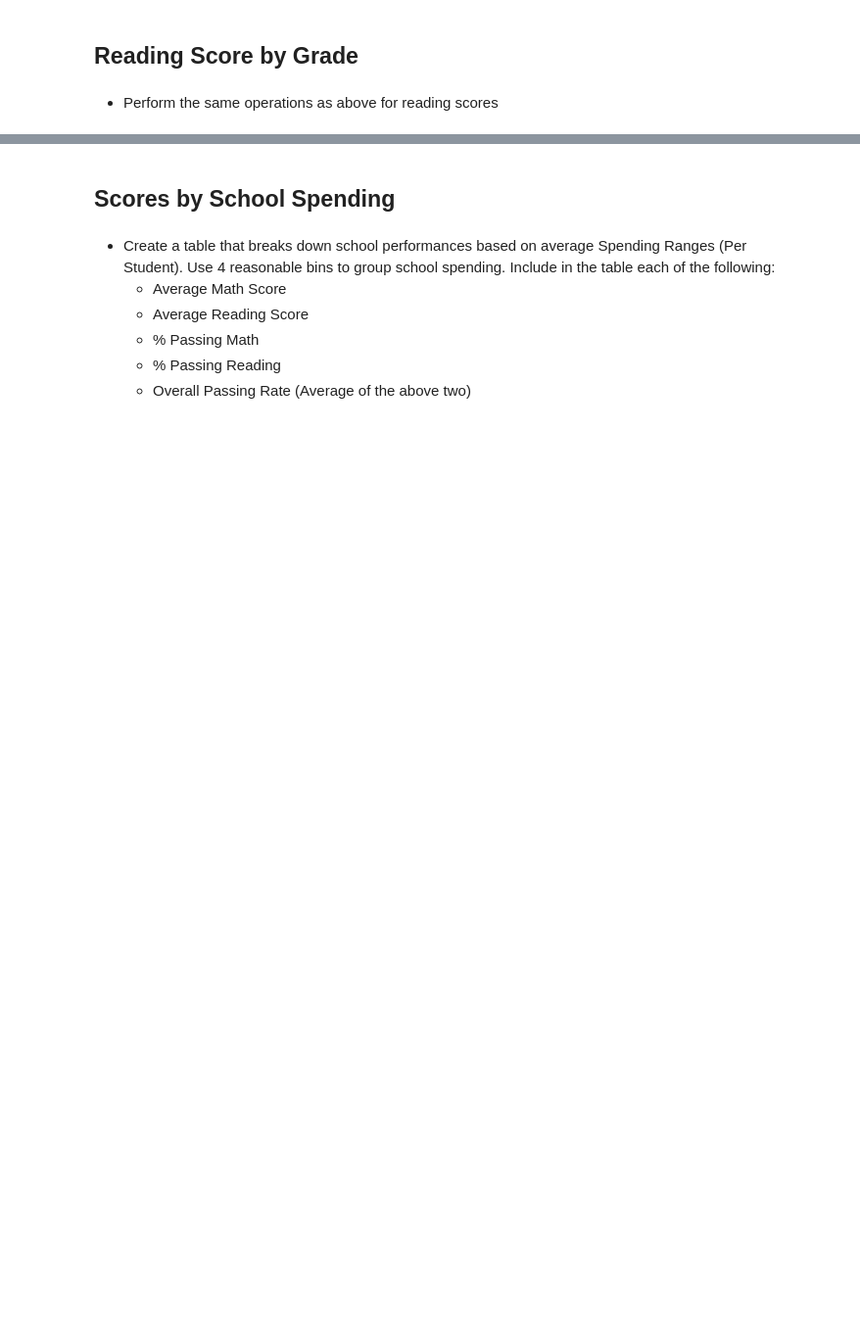
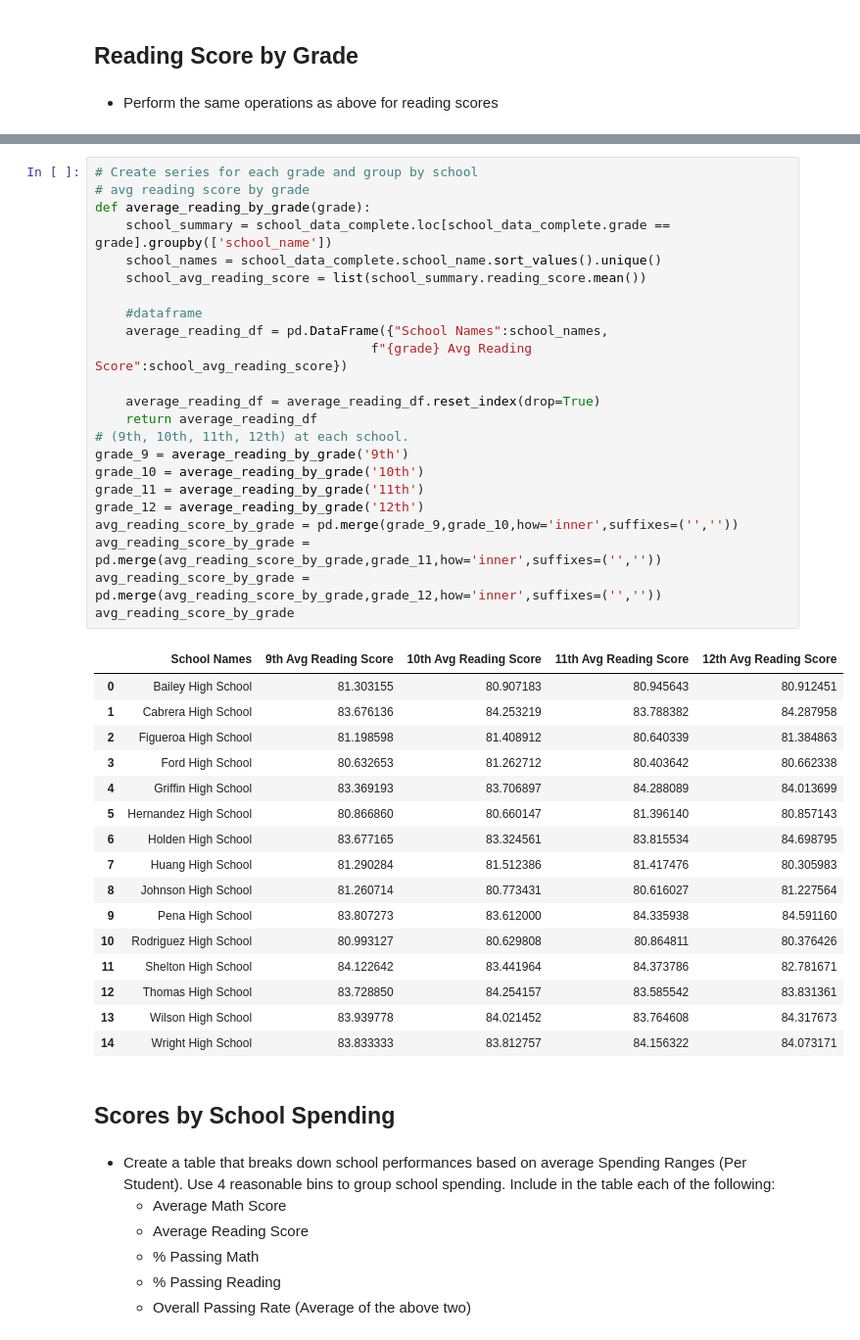
Before and after one commit to stasmruz/pandas_challange, a Jupyter notebook: PyCitySchools/pyCitySchool.ipynb, the cells around one changed output, grey strips where cells are left out. Shown: that part at 98% size. Cells and saved outputs as stored; diff of their text form; blank space fills up the shorter version.

```diff
--- a/PyCitySchools/pyCitySchool.ipynb
+++ b/PyCitySchools/pyCitySchool.ipynb
@@ -260,3 +266,43 @@ top_5
+# %%
+# Create series for each grade and group by school
+# avg reading score by grade
+def average_reading_by_grade(grade):
+    school_summary = school_data_complete.loc[school_data_complete.grade == grade].groupby(['school_name'])
+    school_names = school_data_complete.school_name.sort_values().unique()
+    school_avg_reading_score = list(school_summary.reading_score.mean())
+
+    #dataframe
+    average_reading_df = pd.DataFrame({"School Names":school_names,
+                                    f"{grade} Avg Reading Score":school_avg_reading_score})
+
+    average_reading_df = average_reading_df.reset_index(drop=True)
+    return average_reading_df
+# (9th, 10th, 11th, 12th) at each school.
+grade_9 = average_reading_by_grade('9th')
+grade_10 = average_reading_by_grade('10th')
+grade_11 = average_reading_by_grade('11th')
+grade_12 = average_reading_by_grade('12th')
+avg_reading_score_by_grade = pd.merge(grade_9,grade_10,how='inner',suffixes=('',''))
+avg_reading_score_by_grade = pd.merge(avg_reading_score_by_grade,grade_11,how='inner',suffixes=('',''))
+avg_reading_score_by_grade = pd.merge(avg_reading_score_by_grade,grade_12,how='inner',suffixes=('',''))
+avg_reading_score_by_grade
+# %% [output]
+|  | School Names | 9th Avg Reading Score | 10th Avg Reading Score | 11th Avg Reading Score | 12th Avg Reading Score |
+| 0 | Bailey High School | 81.303155 | 80.907183 | 80.945643 | 80.912451 |
+| 1 | Cabrera High School | 83.676136 | 84.253219 | 83.788382 | 84.287958 |
+| 2 | Figueroa High School | 81.198598 | 81.408912 | 80.640339 | 81.384863 |
+| 3 | Ford High School | 80.632653 | 81.262712 | 80.403642 | 80.662338 |
+| 4 | Griffin High School | 83.369193 | 83.706897 | 84.288089 | 84.013699 |
+| 5 | Hernandez High School | 80.866860 | 80.660147 | 81.396140 | 80.857143 |
+| 6 | Holden High School | 83.677165 | 83.324561 | 83.815534 | 84.698795 |
+| 7 | Huang High School | 81.290284 | 81.512386 | 81.417476 | 80.305983 |
+| 8 | Johnson High School | 81.260714 | 80.773431 | 80.616027 | 81.227564 |
+| 9 | Pena High School | 83.807273 | 83.612000 | 84.335938 | 84.591160 |
+| 10 | Rodriguez High School | 80.993127 | 80.629808 | 80.864811 | 80.376426 |
+| 11 | Shelton High School | 84.122642 | 83.441964 | 84.373786 | 82.781671 |
+| 12 | Thomas High School | 83.728850 | 84.254157 | 83.585542 | 83.831361 |
+| 13 | Wilson High School | 83.939778 | 84.021452 | 83.764608 | 84.317673 |
+| 14 | Wright High School | 83.833333 | 83.812757 | 84.156322 | 84.073171 |
 # %% [markdown]
 ## Scores by School Spending
 # %% [markdown]
```
Also changed, not shown: parts of 11 cells of this notebook.
